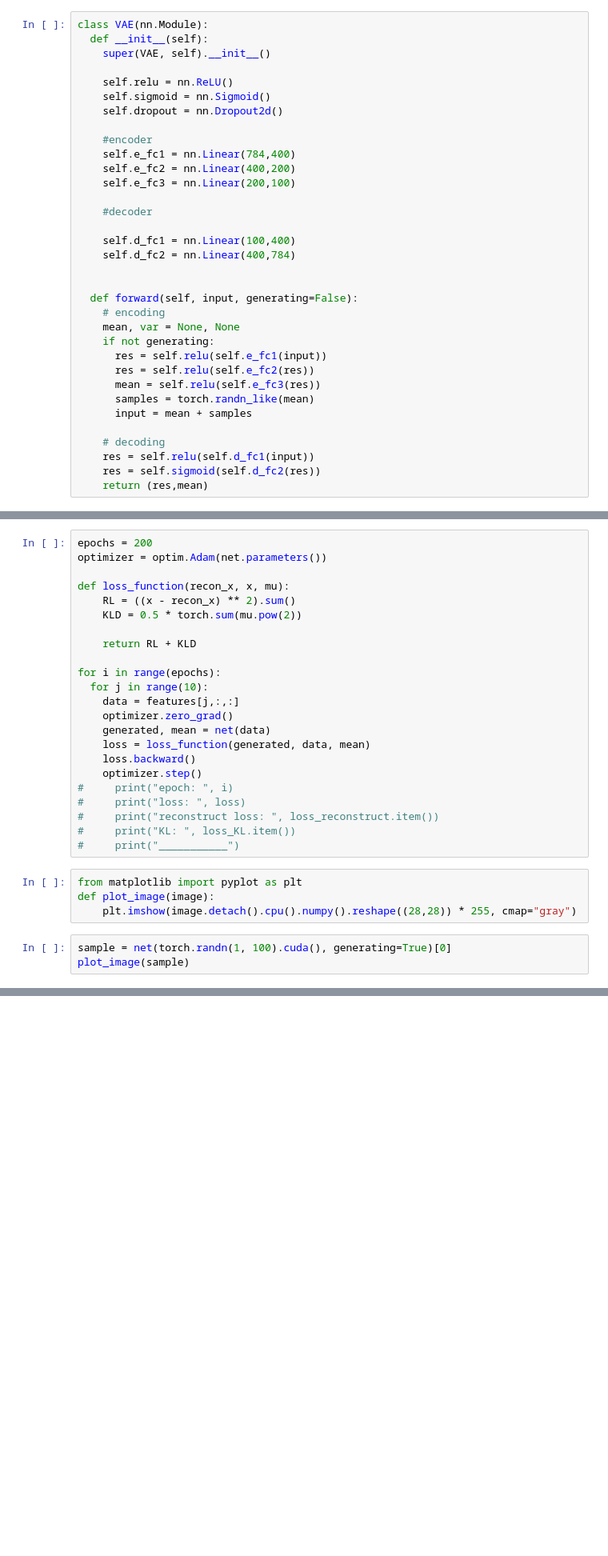
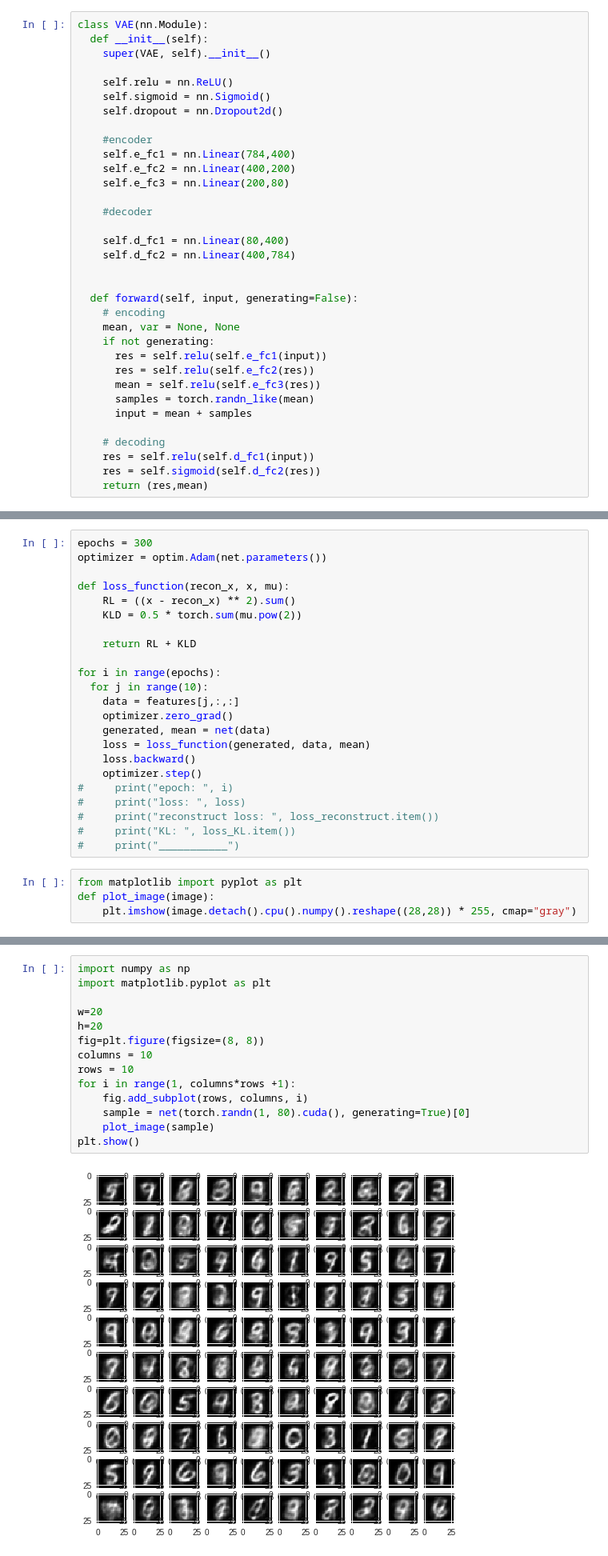
Before and after one commit to Maaarcocr/CW1DL, a Jupyter notebook: vae/Untitled.ipynb, the cells around one changed output, grey strips where cells are left out. Shown: that part at 80% size. Cells and saved outputs as stored; diff of their text form; blank space fills up the shorter version.

Commit message:
plotting done

```diff
--- a/vae/Untitled.ipynb
+++ b/vae/Untitled.ipynb
@@ -49,11 +49,11 @@ class VAE(nn.Module):
     #encoder
     self.e_fc1 = nn.Linear(784,400)
     self.e_fc2 = nn.Linear(400,200)
-    self.e_fc3 = nn.Linear(200,100)
+    self.e_fc3 = nn.Linear(200,80)
 
     #decoder
 
-    self.d_fc1 = nn.Linear(100,400)
+    self.d_fc1 = nn.Linear(80,400)
     self.d_fc2 = nn.Linear(400,784)
 
 
@@ -74,7 +74,7 @@ class VAE(nn.Module):
 # %%
 net = VAE().cuda()
 # %%
-epochs = 200
+epochs = 300
 optimizer = optim.Adam(net.parameters())
 
 def loss_function(recon_x, x, mu):
@@ -100,6 +100,3 @@ for i in range(epochs):
 from matplotlib import pyplot as plt
 def plot_image(image):
     plt.imshow(image.detach().cpu().numpy().reshape((28,28)) * 255, cmap="gray")
-# %%
-sample = net(torch.randn(1, 100).cuda(), generating=True)[0]
-plot_image(sample)
@@ -107,0 +103,16 @@ plot_image(sample)
+# %%
+import numpy as np
+import matplotlib.pyplot as plt
+
+w=20
+h=20
+fig=plt.figure(figsize=(8, 8))
+columns = 10
+rows = 10
+for i in range(1, columns*rows +1):
+    fig.add_subplot(rows, columns, i)
+    sample = net(torch.randn(1, 80).cuda(), generating=True)[0]
+    plot_image(sample)
+plt.show()
+# %% [output]
+[figure, added]
```
Also changed, not shown: parts of 1 cell of this notebook.
